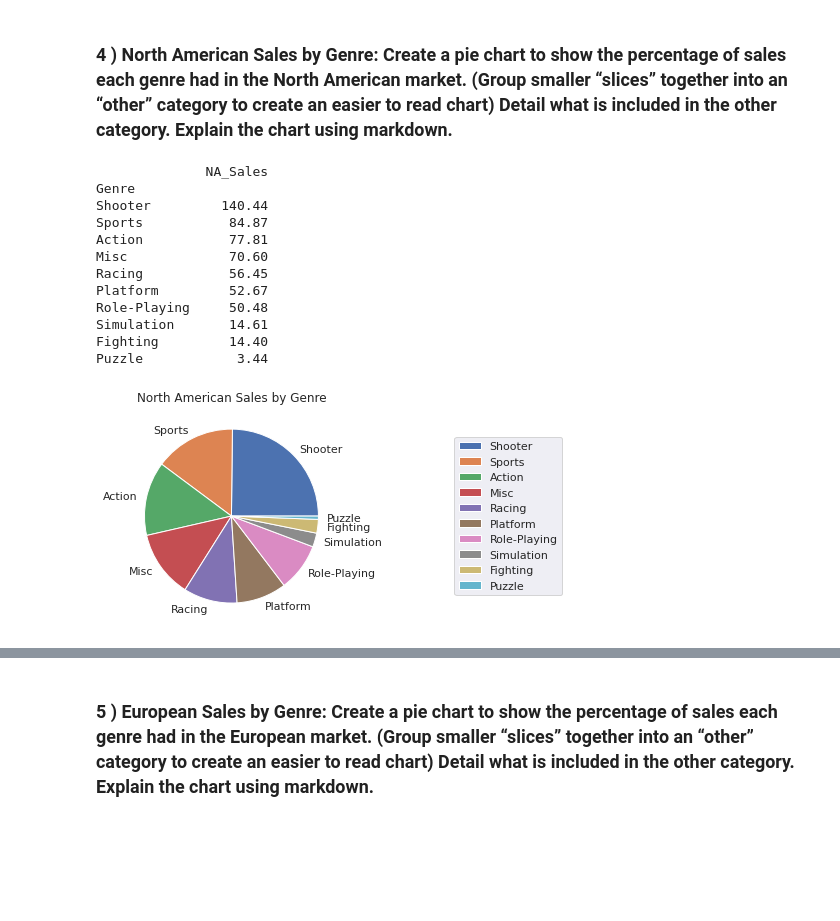
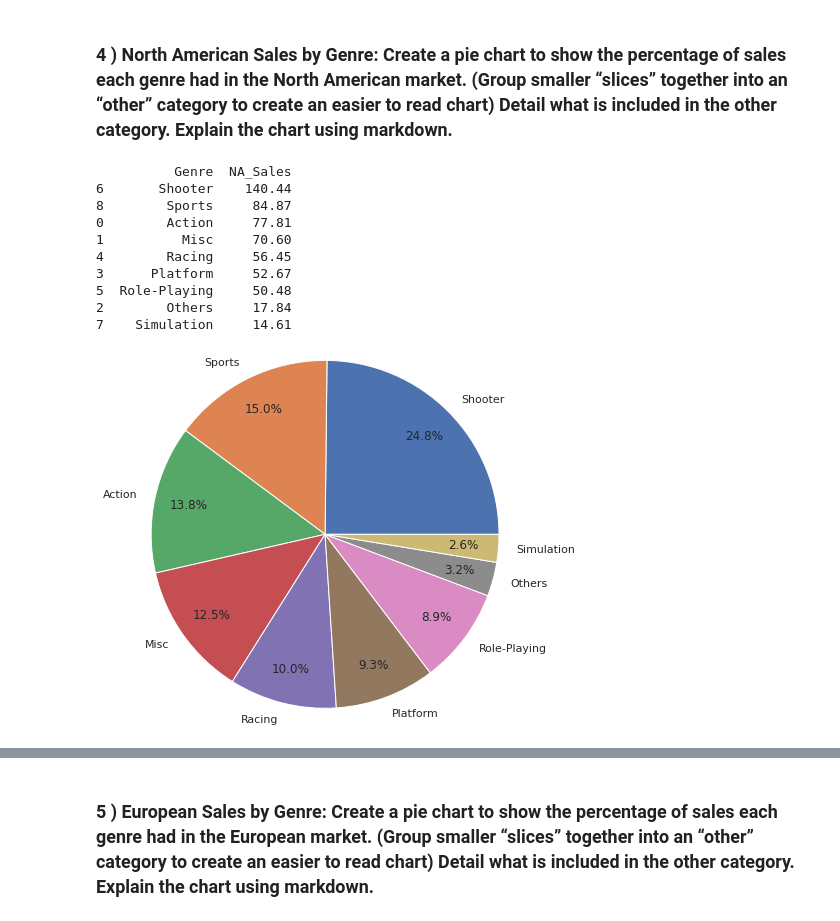
Before and after one commit to Janainaf/graphing_video_game_sales, a Jupyter notebook: video_game_sales.ipynb, the cells around one changed output, grey strips where cells are left out. Drawn from its saved outputs; the diff is of its cells as text; code cells hidden in the pictures; blank space fills up the shorter version.

```diff
--- a/video_game_sales.ipynb
+++ b/video_game_sales.ipynb
@@ -127,23 +133,23 @@ Name: Global_Sales, dtype: float64
 # %% [markdown]
 ### 4 ) North American Sales by Genre: Create a pie chart to show the percentage of sales each genre had in the North American market. (Group smaller “slices” together into an “other” category to create an easier to read chart) Detail what is included in the other category. Explain the chart using markdown.
-# %%
-na_sales = top100.groupby("Genre")[["NA_Sales"]].sum().sort_values(by=['NA_Sales'], ascending=False)
-print(na_sales)
-plot = na_sales.plot.pie(subplots=True)
-plt.title("North American Sales by Genre")
-plt.ylabel("")
-plt.legend(loc='center left', bbox_to_anchor=(1.5, 0.5));
-# %% [output]
-              NA_Sales
-Genre
-Shooter         140.44
-Sports           84.87
-Action           77.81
-Misc             70.60
-Racing           56.45
-Platform         52.67
-Role-Playing     50.48
-Simulation       14.61
-Fighting         14.40
-Puzzle            3.44
-[figure, removed]
+# %%
+na_sales = top100.copy()
+na_sales = na_sales.groupby('Genre')['NA_Sales'].sum().reset_index()
+na_sales.loc[(na_sales["NA_Sales"] < 14.5), 'Genre'] = 'Others'
+na_sales = na_sales.groupby('Genre')['NA_Sales'].sum().reset_index()
+na_sales = na_sales.sort_values(by=['NA_Sales'],  ascending=False)
+print(na_sales)
+print()
+plt.pie(na_sales['NA_Sales'], labels=na_sales['Genre'], autopct='%1.1f%%',pctdistance=0.8, labeldistance=1.1, radius=2);
+# %% [output]
+          Genre  NA_Sales
+6       Shooter    140.44
+8        Sports     84.87
+0        Action     77.81
+1          Misc     70.60
+4        Racing     56.45
+3      Platform     52.67
+5  Role-Playing     50.48
+2        Others     17.84
+7    Simulation     14.61
+[figure, added]
```
Also changed, not shown: parts of 14 cells of this notebook.
